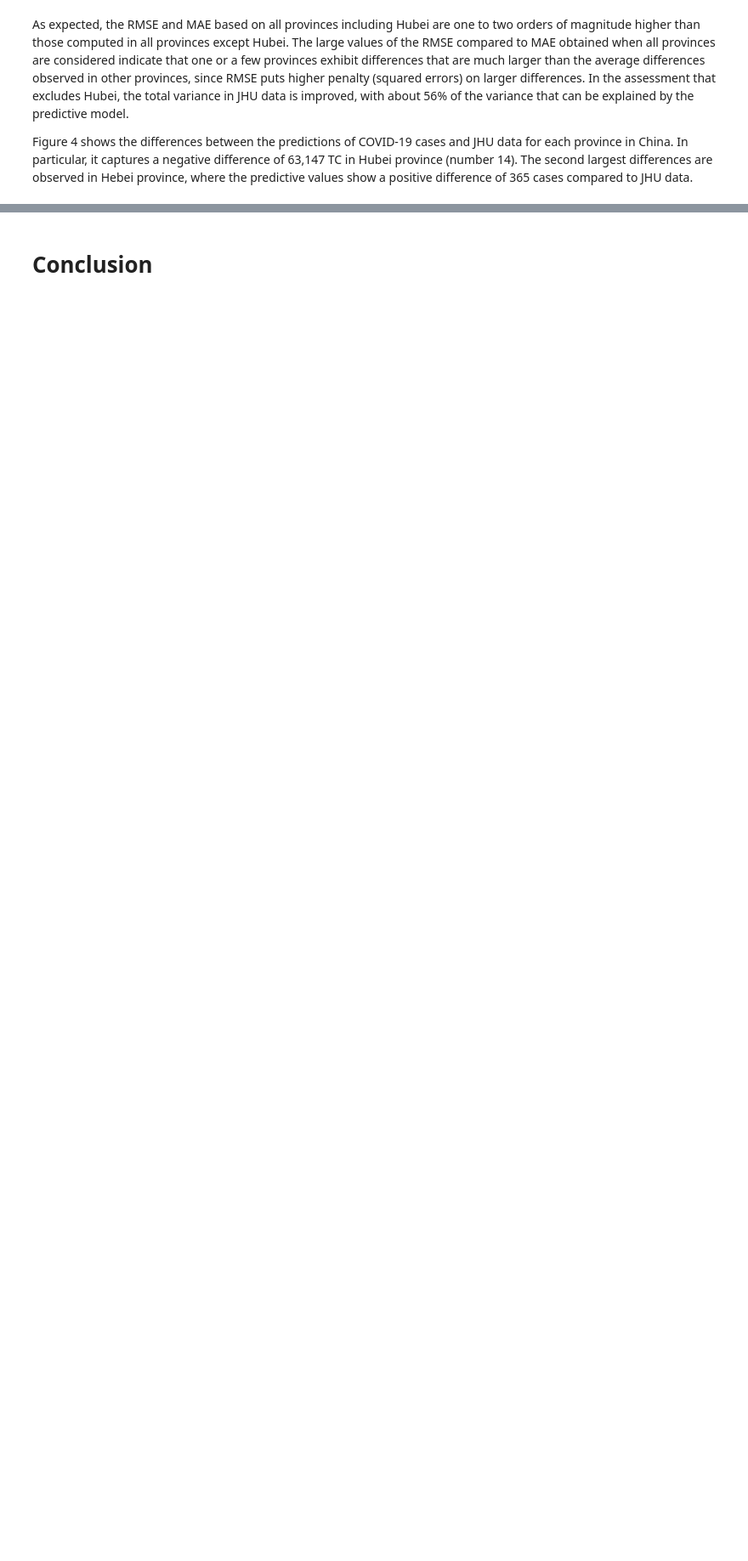
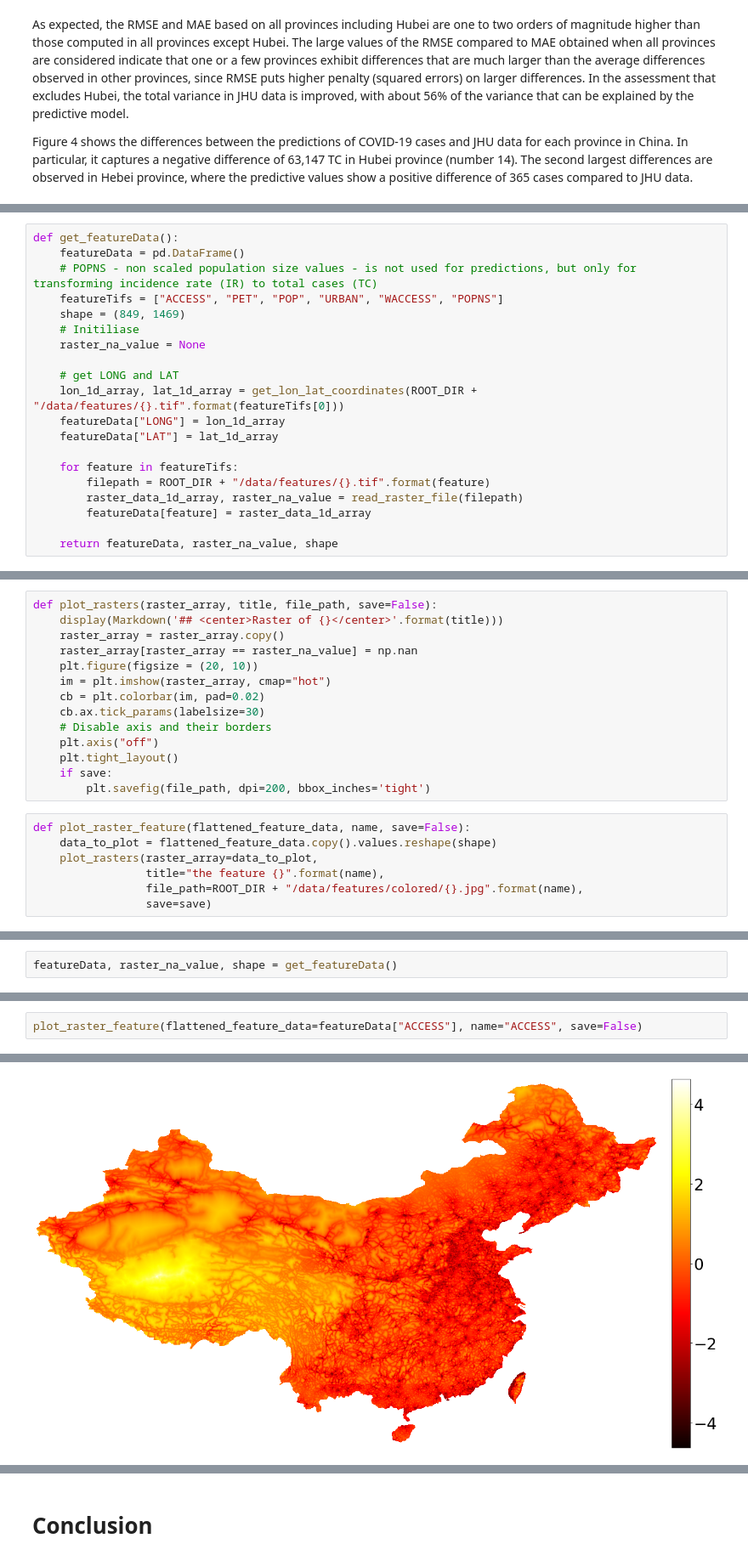
Before and after one commit to dsvanidze/replicability, a Jupyter notebook: notebooks/main.ipynb, the cells around one changed output, grey strips where cells are left out. Shown at 85% size. Saved outputs shown, nothing was run; the diff lists cells and outputs as text; blank space fills up the shorter version.

```diff
--- a/notebooks/main.ipynb
+++ b/notebooks/main.ipynb
@@ -418,0 +570,20 @@ Figure 4 shows the differences between the predictions of COVID-19 cases and JHU
+# %%
+def get_featureData():
+    featureData = pd.DataFrame()
+    # POPNS - non scaled population size values - is not used for predictions, but only for transforming incidence rate (IR) to total cases (TC)
+    featureTifs = ["ACCESS", "PET", "POP", "URBAN", "WACCESS", "POPNS"]
+    shape = (849, 1469)
+    # Initiliase
+    raster_na_value = None
+
+    # get LONG and LAT
+    lon_1d_array, lat_1d_array = get_lon_lat_coordinates(ROOT_DIR + "/data/features/{}.tif".format(featureTifs[0]))
+    featureData["LONG"] = lon_1d_array
+    featureData["LAT"] = lat_1d_array
+
+    for feature in featureTifs:
+        filepath = ROOT_DIR + "/data/features/{}.tif".format(feature)
+        raster_data_1d_array, raster_na_value = read_raster_file(filepath)
+        featureData[feature] = raster_data_1d_array
+
+    return featureData, raster_na_value, shape
@@ -418,0 +641,21 @@ Figure 4 shows the differences between the predictions of COVID-19 cases and JHU
+# %%
+def plot_rasters(raster_array, title, file_path, save=False):
+    display(Markdown('## <center>Raster of {}</center>'.format(title)))
+    raster_array = raster_array.copy()
+    raster_array[raster_array == raster_na_value] = np.nan
+    plt.figure(figsize = (20, 10))
+    im = plt.imshow(raster_array, cmap="hot")
+    cb = plt.colorbar(im, pad=0.02)
+    cb.ax.tick_params(labelsize=30)
+    # Disable axis and their borders
+    plt.axis("off")
+    plt.tight_layout()
+    if save:
+        plt.savefig(file_path, dpi=200, bbox_inches='tight')
+# %%
+def plot_raster_feature(flattened_feature_data, name, save=False):
+    data_to_plot = flattened_feature_data.copy().values.reshape(shape)
+    plot_rasters(raster_array=data_to_plot,
+                 title="the feature {}".format(name),
+                 file_path=ROOT_DIR + "/data/features/colored/{}.jpg".format(name),
+                 save=save)
@@ -418,0 +791,2 @@ Figure 4 shows the differences between the predictions of COVID-19 cases and JHU
+# %%
+featureData, raster_na_value, shape = get_featureData()
@@ -418,0 +813,3 @@ Figure 4 shows the differences between the predictions of COVID-19 cases and JHU
+# %%
+plot_raster_feature(flattened_feature_data=featureData["ACCESS"], name="ACCESS", save=False)
+# %% [output]
@@ -418,0 +817 @@ Figure 4 shows the differences between the predictions of COVID-19 cases and JHU
+[figure, added]
```
Also changed, not shown: parts of 60 cells of this notebook.
